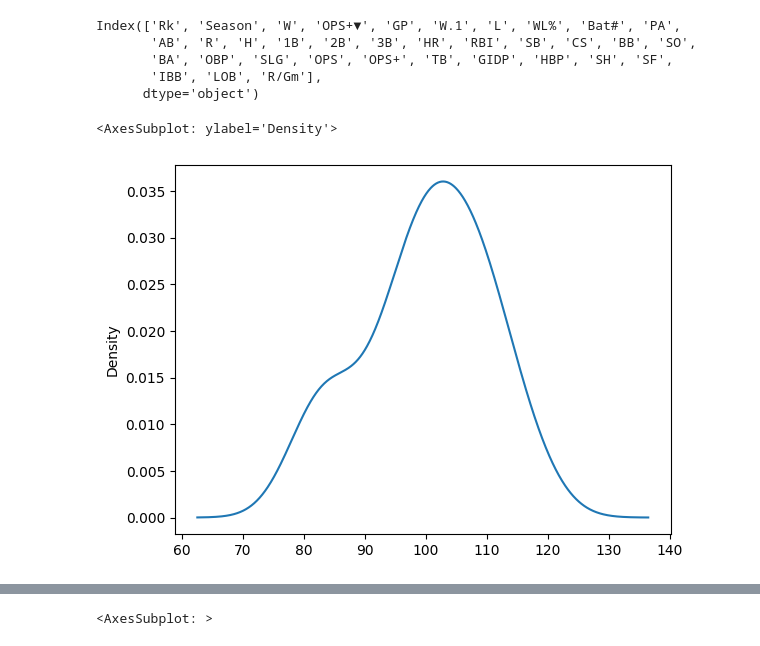
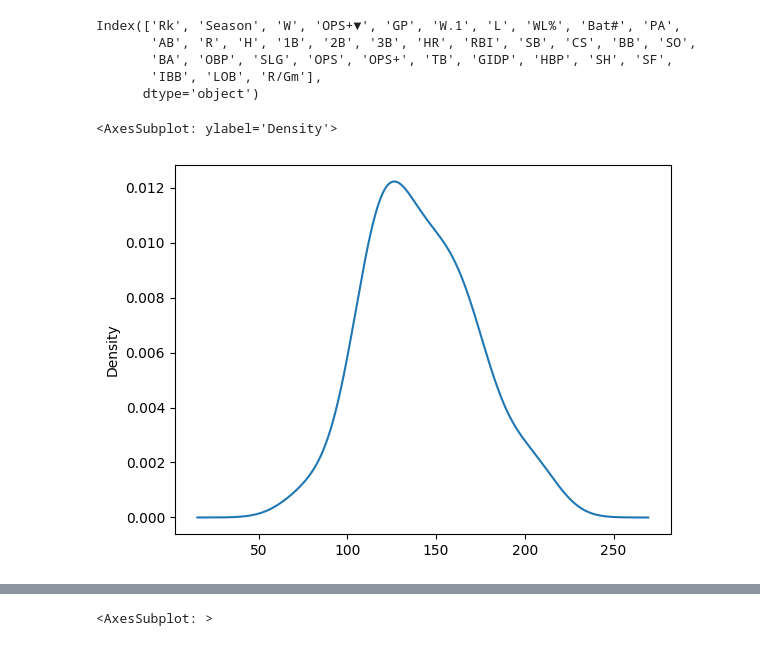
Before and after one commit to ShengChen3/hth_fallprogram, a Jupyter notebook: 2-Finding-an-Interesting-Dataset-ShengC/Linear Regression for Baseball Data.ipynb, the cells around one changed output, grey strips where cells are left out. Saved outputs shown, nothing was run; the diff lists cells and outputs as text; code cells hidden in the pictures.

```diff
--- a/2-Finding-an-Interesting-Dataset-ShengC/Linear Regression for Baseball Data.ipynb
+++ b/2-Finding-an-Interesting-Dataset-ShengC/Linear Regression for Baseball Data.ipynb
@@ -44,10 +44,10 @@ Index(['Rk', 'Season', 'W', 'OPS+▼', 'GP', 'W.1', 'L', 'WL%', 'Bat#', 'PA',
        'IBB', 'LOB', 'R/Gm'],
       dtype='object')
 # %%
-baseball_data["OPS+"].plot.density()
+baseball_data["HR"].plot.density()
 # %% [output]
 <AxesSubplot: ylabel='Density'>
-[figure, old version]
+[figure, new version]
 # %%
 baseball_data.corr()
 # %% [output]
```
Also changed, not shown: parts of 7 cells of this notebook.
